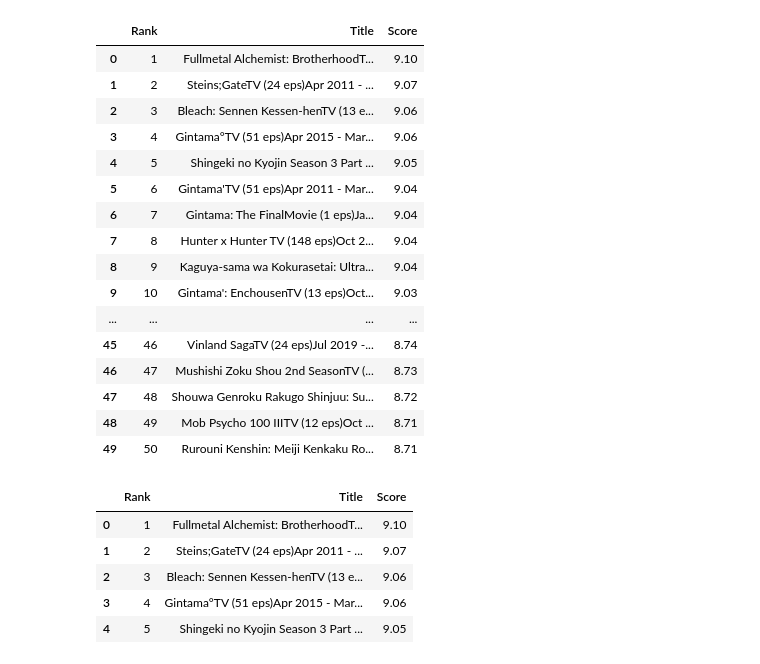
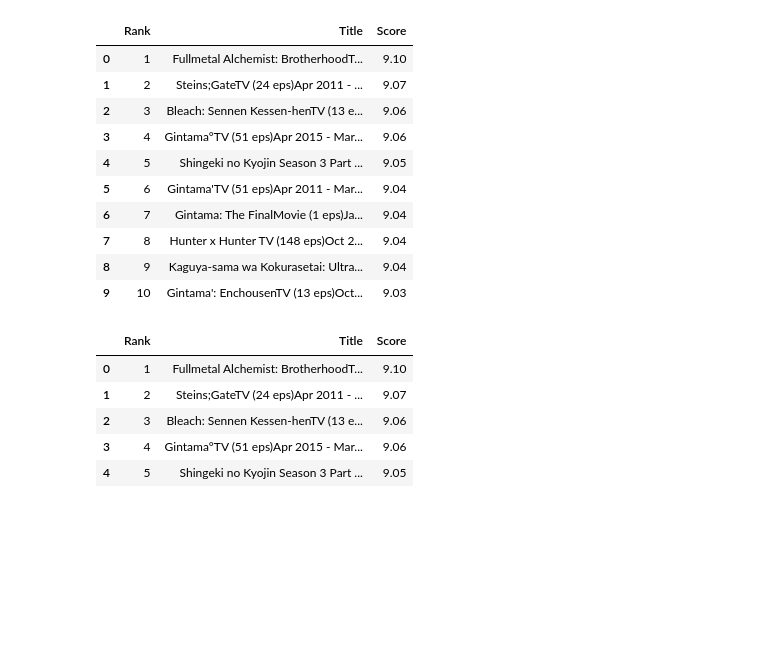
Before and after one commit to AhmedShaykh/Data-Analysis, a Jupyter notebook: Pandas/feature_extraction.ipynb, the cells around one changed output. Cells and saved outputs as stored; diff of their text form; code cells hidden in the pictures; blank space fills up the shorter version.

```diff
--- a/Pandas/feature_extraction.ipynb
+++ b/Pandas/feature_extraction.ipynb
@@ -1,27 +1,21 @@
 # %%
 import pandas as pd;
 
 df = pd.read_csv(r"anime.csv");
 
-df
+df.head(10)
 # %% [output]
 |  | Rank | Title | Score |
 | 0 | 1 | Fullmetal Alchemist: BrotherhoodT... | 9.10 |
 | 1 | 2 | Steins;GateTV (24 eps)Apr 2011 - ... | 9.07 |
 | 2 | 3 | Bleach: Sennen Kessen-henTV (13 e... | 9.06 |
 | 3 | 4 | Gintama°TV (51 eps)Apr 2015 - Mar... | 9.06 |
 | 4 | 5 | Shingeki no Kyojin Season 3 Part ... | 9.05 |
 | 5 | 6 | Gintama'TV (51 eps)Apr 2011 - Mar... | 9.04 |
 | 6 | 7 | Gintama: The FinalMovie (1 eps)Ja... | 9.04 |
 | 7 | 8 | Hunter x Hunter TV (148 eps)Oct 2... | 9.04 |
 | 8 | 9 | Kaguya-sama wa Kokurasetai: Ultra... | 9.04 |
 | 9 | 10 | Gintama': EnchousenTV (13 eps)Oct... | 9.03 |
-| ... | ... | ... | ... |
-| 45 | 46 | Vinland SagaTV (24 eps)Jul 2019 -... | 8.74 |
-| 46 | 47 | Mushishi Zoku Shou 2nd SeasonTV (... | 8.73 |
-| 47 | 48 | Shouwa Genroku Rakugo Shinjuu: Su... | 8.72 |
-| 48 | 49 | Mob Psycho 100 IIITV (12 eps)Oct ... | 8.71 |
-| 49 | 50 | Rurouni Kenshin: Meiji Kenkaku Ro... | 8.71 |
 # %%
 df.head() # Top 5 Data
 # %% [output]
```
Also changed, not shown: parts of 3 cells of this notebook, 9 other files.
